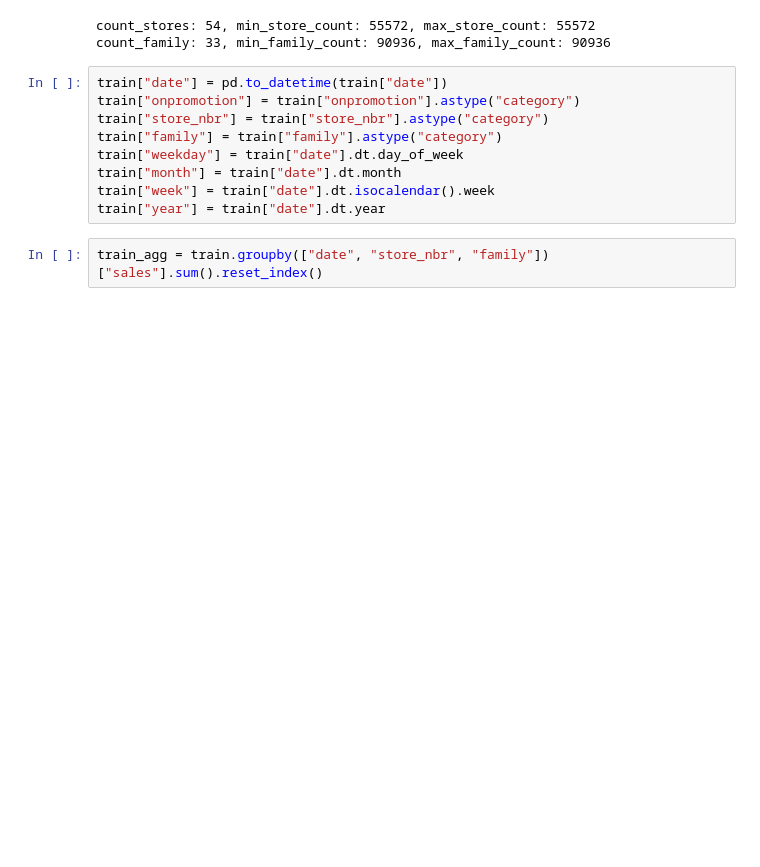
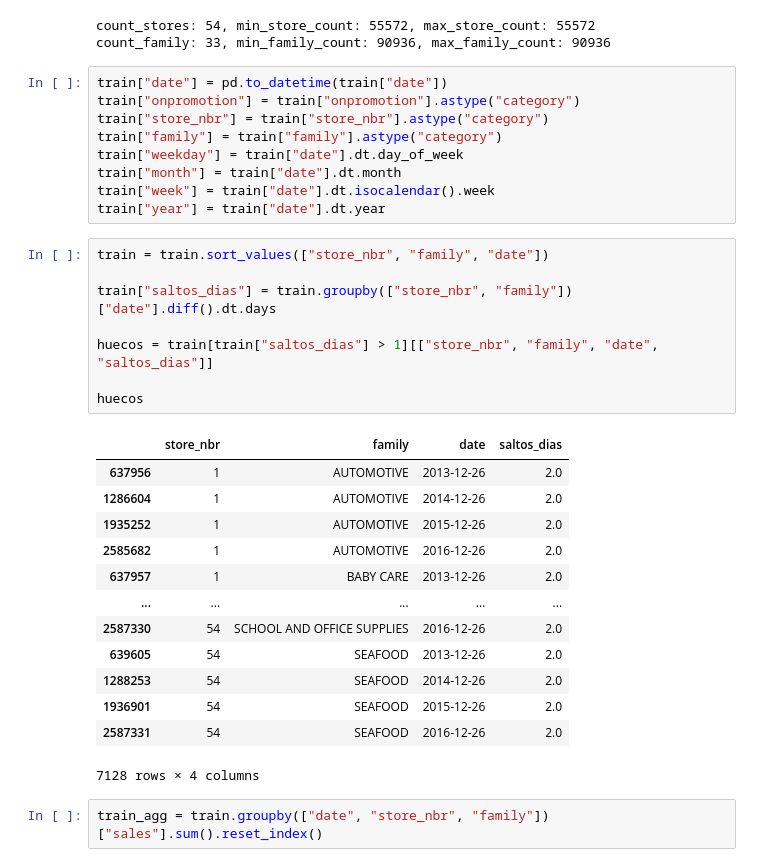
Before and after one commit to silviadeanituaaspiazu/StoreSales_TimeSeriesForecasting, a Jupyter notebook: notebooks/eda_1.ipynb, the cells around one changed output. Drawn from its saved outputs; the diff is of its cells as text; blank space fills up the shorter version.

```diff
--- a/notebooks/eda_1.ipynb
+++ b/notebooks/eda_1.ipynb
@@ -42,6 +42,28 @@ train["weekday"] = train["date"].dt.day_of_week
 train["month"] = train["date"].dt.month
 train["week"] = train["date"].dt.isocalendar().week
 train["year"] = train["date"].dt.year
+# %%
+train = train.sort_values(["store_nbr", "family", "date"])
+
+train["saltos_dias"] = train.groupby(["store_nbr", "family"])["date"].diff().dt.days
+
+huecos = train[train["saltos_dias"] > 1][["store_nbr", "family", "date", "saltos_dias"]]
+
+huecos
+# %% [output]
+|  | store_nbr | family | date | saltos_dias |
+| 637956 | 1 | AUTOMOTIVE | 2013-12-26 | 2.0 |
+| 1286604 | 1 | AUTOMOTIVE | 2014-12-26 | 2.0 |
+| 1935252 | 1 | AUTOMOTIVE | 2015-12-26 | 2.0 |
+| 2585682 | 1 | AUTOMOTIVE | 2016-12-26 | 2.0 |
+| 637957 | 1 | BABY CARE | 2013-12-26 | 2.0 |
+| ... | ... | ... | ... | ... |
+| 2587330 | 54 | SCHOOL AND OFFICE SUPPLIES | 2016-12-26 | 2.0 |
+| 639605 | 54 | SEAFOOD | 2013-12-26 | 2.0 |
+| 1288253 | 54 | SEAFOOD | 2014-12-26 | 2.0 |
+| 1936901 | 54 | SEAFOOD | 2015-12-26 | 2.0 |
+| 2587331 | 54 | SEAFOOD | 2016-12-26 | 2.0 |
+7128 rows × 4 columns
 # %%
 train_agg = train.groupby(["date", "store_nbr", "family"])["sales"].sum().reset_index()
 # %%
```
Also changed, not shown: parts of 2 cells of this notebook, 12 other files.
